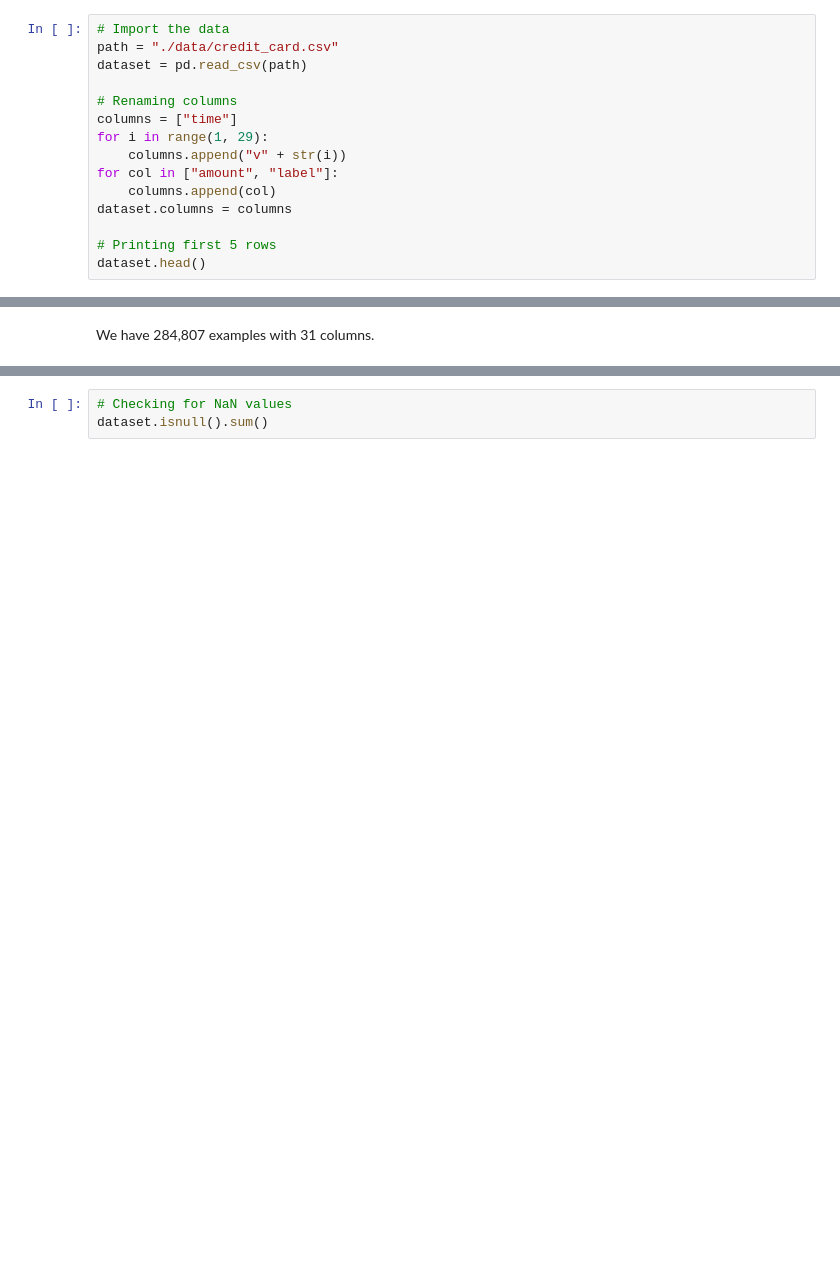
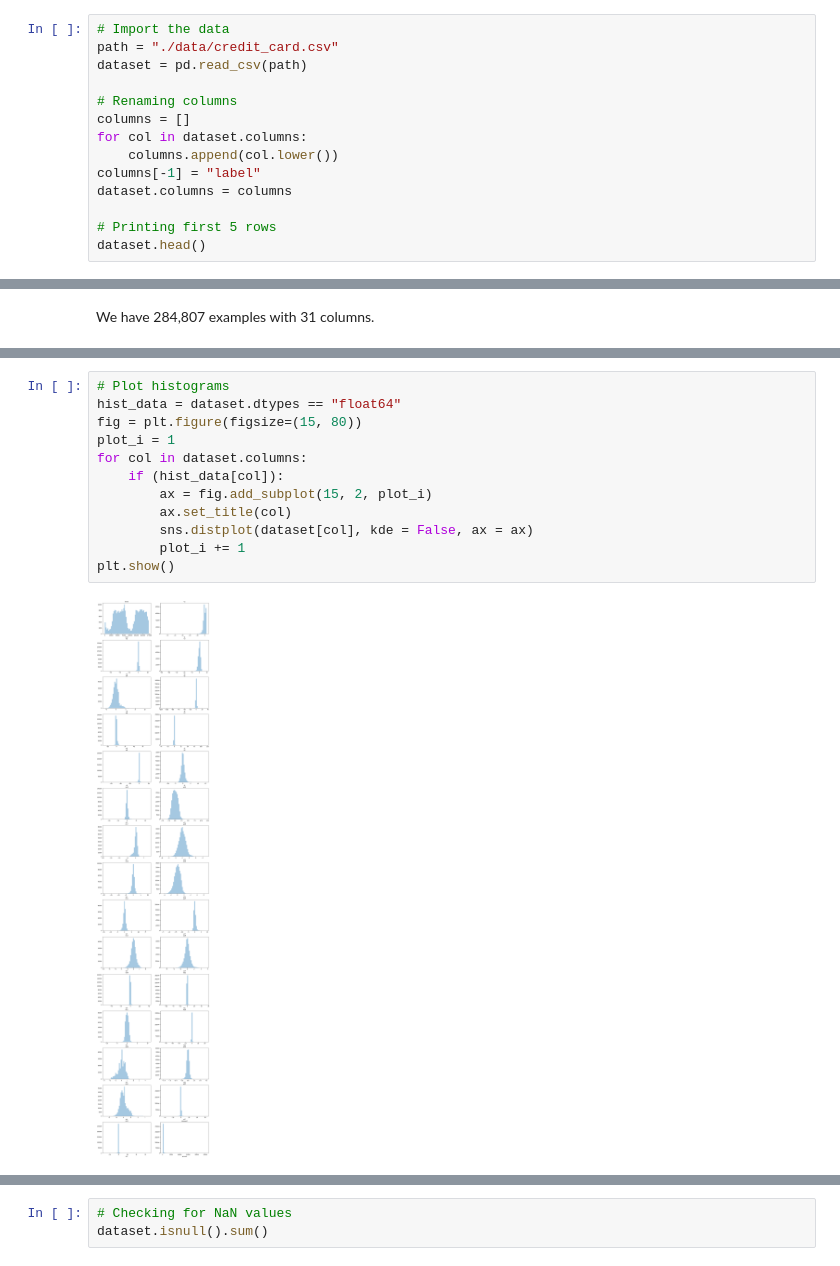
Before and after one commit to tobyzl2/Credit-Card-Fraud-Classification, a Jupyter notebook: credit_card_fraud_classification.ipynb, the cells around one changed output, grey strips where cells are left out. Drawn from its saved outputs; the diff is of its cells as text; blank space fills up the shorter version.

```diff
--- a/credit_card_fraud_classification.ipynb
+++ b/credit_card_fraud_classification.ipynb
@@ -18,11 +18,10 @@ path = "./data/credit_card.csv"
 dataset = pd.read_csv(path)
 
 # Renaming columns
-columns = ["time"]
-for i in range(1, 29):
-    columns.append("v" + str(i))
-for col in ["amount", "label"]:
-    columns.append(col)
+columns = []
+for col in dataset.columns:
+    columns.append(col.lower())
+columns[-1] = "label"
 dataset.columns = columns
 
 # Printing first 5 rows
@@ -43,0 +86,14 @@ We have 284,807 examples with 31 columns.
+# %%
+# Plot histograms
+hist_data = dataset.dtypes == "float64"
+fig = plt.figure(figsize=(15, 80))
+plot_i = 1
+for col in dataset.columns:
+    if (hist_data[col]):
+        ax = fig.add_subplot(15, 2, plot_i)
+        ax.set_title(col)
+        sns.distplot(dataset[col], kde = False, ax = ax)
+        plot_i += 1
+plt.show()
+# %% [output]
+[figure, added]
```
Also changed, not shown: parts of 15 cells of this notebook.
